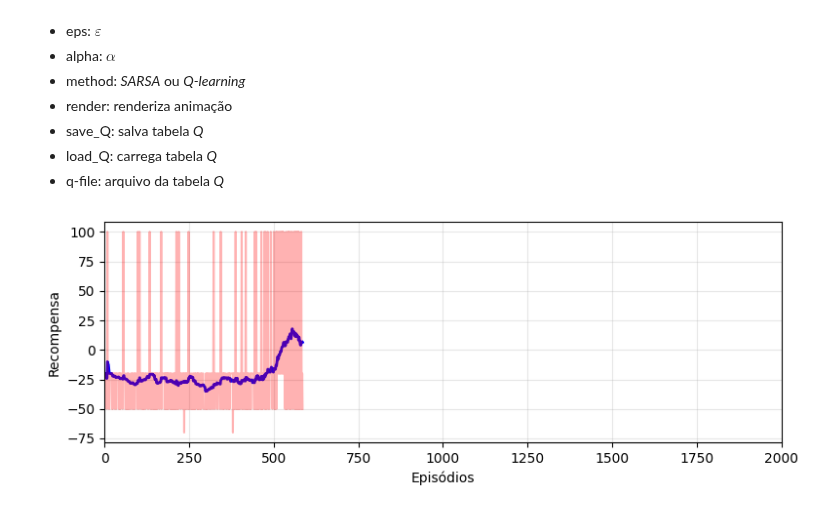
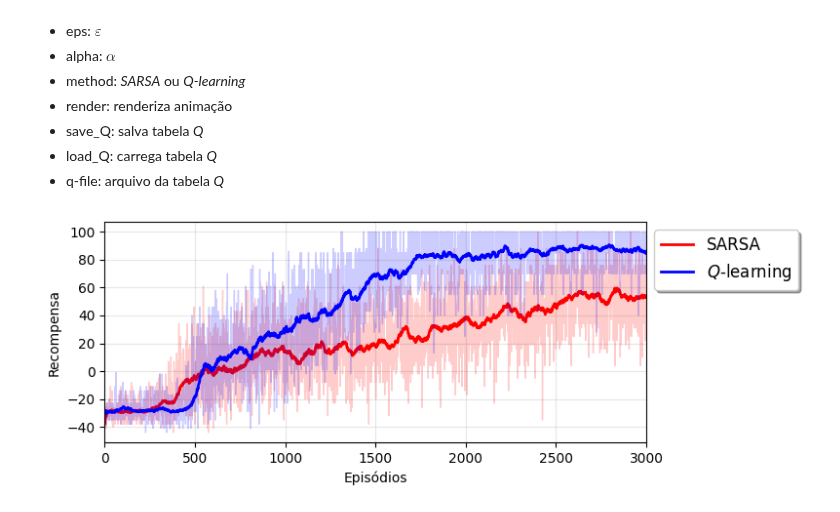
Before and after one commit to GTI-UFMG/IAR_codes, a Jupyter notebook: aula05/TD_labirinto.ipynb, the cells around one changed output. Saved outputs shown, nothing was run; the diff lists cells and outputs as text; code cells hidden in the pictures.

```diff
--- a/aula05/TD_labirinto.ipynb
+++ b/aula05/TD_labirinto.ipynb
@@ -32,7 +32,13 @@ import matplotlib.pyplot as plt
 Criando a classe para o TD learning.
 # %%
 class TDlearning(object):
+    _count = 0 # contador de instancias
+
     def __init__(self, parameters):
+
+        # id da instancia
+        self.id = TDlearning._count
+        TDlearning._count += 1
 
         self.parameters = parameters
 
@@ -43,7 +49,7 @@ class TDlearning(object):
         self.episode = 0
 
         # cria o ambiente
-        self.env = cm.Maze(render=parameters['render'])
+        self.env = cm.Maze(render = parameters['render'] if self.id == 0 else False, method=self.method)
 
         # tamanho dos espacos de estados e acoes
         self.num_states = np.prod(np.array(self.env.num_states))
@@ -167,7 +173,7 @@ Executando um episódio.
 # %%
 class TDlearning(TDlearning):
     ##########################################
-    def runEpisode(self, render_every=100):
+    def run_episode(self, render_every=100):
 
         # novo episodio
         self.episode += 1
@@ -203,8 +209,9 @@ class TDlearning(TDlearning):
             rewards.append(R)
 
             # renderiza o ambiente
-            if (self.episode-1)%render_every == 0:
-                self.env.render(self.Q)
+            if self.id == 0:
+                if (self.episode-1)%render_every == 0:
+                    self.env.render(self.Q)
 
             # chegou a um estado terminal?
             if done: break
@@ -230,48 +237,61 @@ Código principal:
 if __name__ == '__main__':
 
     plt.ion()
     plt.rcParams['figure.figsize'] = (8,3)
     plt.figure(1)
 
     # parametros
-    parameters = {'episodes'  : 2000,
-                  'gamma'     : 0.99,
+    parameters = {'episodes'  : 3000,
+                  'gamma'     : 0.95,
                   'eps'       : 0.1,
                   'alpha'     : 0.5,
-                  'method'    : 'Q-learning', #'SARSA' ou 'Q-learning'
+                  'method'    : '', #'SARSA' ou 'Q-learning'
                   'render'    : True,
                   'save_Q'    : True,
                   'load_Q'    : False,
-                  'q-file'    : 'qtable.npy',}
+                  'q-file'    : 'qtable.npy',
+                  'nagents'   : 10,}
 
     # TD algorithm
-    mc = TDlearning(parameters)
+    parameters['method'] = 'SARSA'
+    tds_sarsa     = [TDlearning(parameters) for _ in range(parameters['nagents'])]
+    parameters['method'] = 'Q-learning'
+    tds_qlearning = [TDlearning(parameters) for _ in range(parameters['nagents'])]
 
-    # historico de recompensas
-    rewards = []
-    avg_rewards = []
+    # historico dos recompensas
+    rewards_s = []
+    rewards_q = []
+    avg_s = []
+    avg_q = []
 
-    while mc.episode <= parameters['episodes']:
-        # roda um episodio
-        total_reward = mc.runEpisode()
+    # loop principal
+    for i in range(parameters['episodes']):
 
-        # rewards
-        rewards.append(total_reward)
+        # roda um episodio e armazena a média de todos os agentes
+        rewards_s.append(np.mean( [td.run_episode() for td in tds_sarsa] ))
+        rewards_q.append(np.mean( [td.run_episode() for td in tds_qlearning] ))
+
         # reward medio
-        avg_rewards.append(np.mean(rewards[-50:]))
+        avg_s.append(np.mean(rewards_s[-50:]))
+        avg_q.append(np.mean(rewards_q[-50:]))
 
-        # plot rewards
+        # plot
         clear_output(wait=True)
         plt.clf()
-        plt.plot(avg_rewards, 'b', linewidth=2)
-        plt.plot(rewards, 'r', alpha=0.3)
+        plt.plot(rewards_s, 'r', alpha=0.2, linewidth=1)
+        plt.plot(avg_s, 'r', linewidth=2, label='SARSA')
+        #
+        plt.plot(rewards_q, 'b', alpha=0.2, linewidth=1)
+        plt.plot(avg_q, 'b', linewidth=2, label=r'$Q$-learning')
+        #
+        plt.legend(loc='upper left', bbox_to_anchor=(1, 1), fancybox=True, shadow=True, fontsize=12, facecolor='w')
         plt.xlabel('Episódios')
         plt.ylabel('Recompensa')
         plt.xlim([0, parameters['episodes']])
         plt.grid(alpha=0.3)
         plt.tight_layout()
         plt.gcf().patch.set_alpha(0)
         plt.show()
         plt.pause(.1)
 # %% [output]
-[figure, old version]
+[figure, new version]
```
Also changed, not shown: 1 other file.
